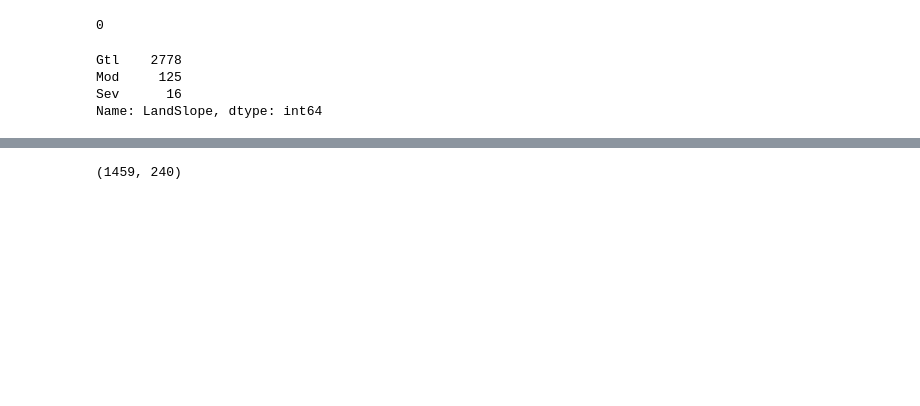
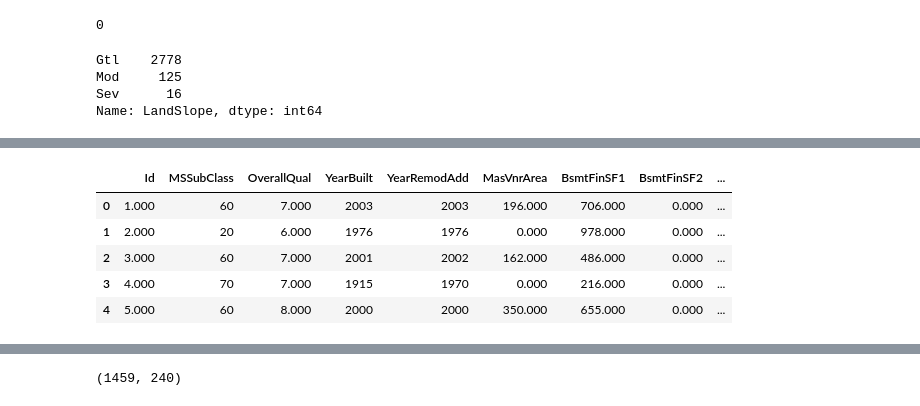
Before and after one commit to klncgty/House-Prices---Advanced-Regression-Techniques, a Jupyter notebook: home-price-prediction.ipynb, the cells around one changed output, grey strips where cells are left out. Saved outputs shown, nothing was run; the diff lists cells and outputs as text; code cells hidden in the pictures; blank space fills up the shorter version.

```diff
--- a/home-price-prediction.ipynb
+++ b/home-price-prediction.ipynb
@@ -147,6 +147,8 @@ df["Condition1"] = np.where(df.LotShape.isin(["RRNn", "RRNe","RRAn"]), "RRR", df
 df["Exterior2nd"] = np.where(df.LotShape.isin(["AsbShng", "AsphShn"]), "AA", df["Exterior2nd"])
 df["Exterior2nd"] = np.where(df.LotShape.isin(["Brk Cmn", "BrkFace"]), "BB", df["Exterior2nd"])
 df["Exterior2nd"] = np.where(df.LotShape.isin(["Other", "Stone","CBlock"]), "OSC", df["Exterior2nd"])
+df["Total_Floor"] = df["1stFlrSF"] + df["2ndFlrSF"]
+df["Build"] =df["YearRemodAdd"]- df["YearBuilt"]
 # %%
 drop_list = ["MiscFeature","Fence","PoolQC","GarageCond","GarageQual",
              "FireplaceQu"]
@@ -154,5 +157,7 @@ df.drop("Alley", axis=1, inplace=True)
 # drop_list'teki değişkenlerin düşürülmesi
 df.drop(drop_list, axis=1, inplace=True)
+# %%
+df.drop("Heating", axis=1, inplace=True)
 # %%
 
 del df["index"]
@@ -240,3 +276,12 @@ num_but_cat: 17
+# %%
+df[num_cols].head()
+# %% [output]
+|  | Id | MSSubClass | OverallQual | YearBuilt | YearRemodAdd | MasVnrArea | BsmtFinSF1 | BsmtFinSF2 | ... |
+| 0 | 1.000 | 60 | 7.000 | 2003 | 2003 | 196.000 | 706.000 | 0.000 | ... |
+| 1 | 2.000 | 20 | 6.000 | 1976 | 1976 | 0.000 | 978.000 | 0.000 | ... |
+| 2 | 3.000 | 60 | 7.000 | 2001 | 2002 | 162.000 | 486.000 | 0.000 | ... |
+| 3 | 4.000 | 70 | 7.000 | 1915 | 1970 | 0.000 | 216.000 | 0.000 | ... |
+| 4 | 5.000 | 60 | 8.000 | 2000 | 2000 | 350.000 | 655.000 | 0.000 | ... |
 # %%
 aggregations_BC = {"GarageArea":["sum","mean"],
                     "WoodDeckSF": ["mean","sum","max"],
```
Also changed, not shown: parts of 25 cells of this notebook.
